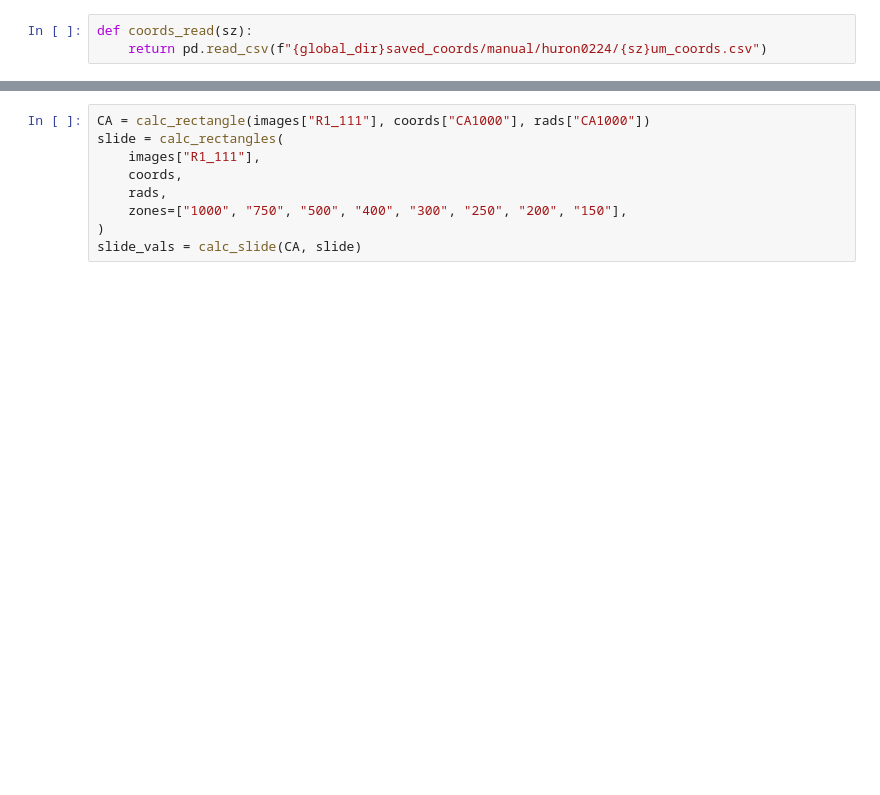
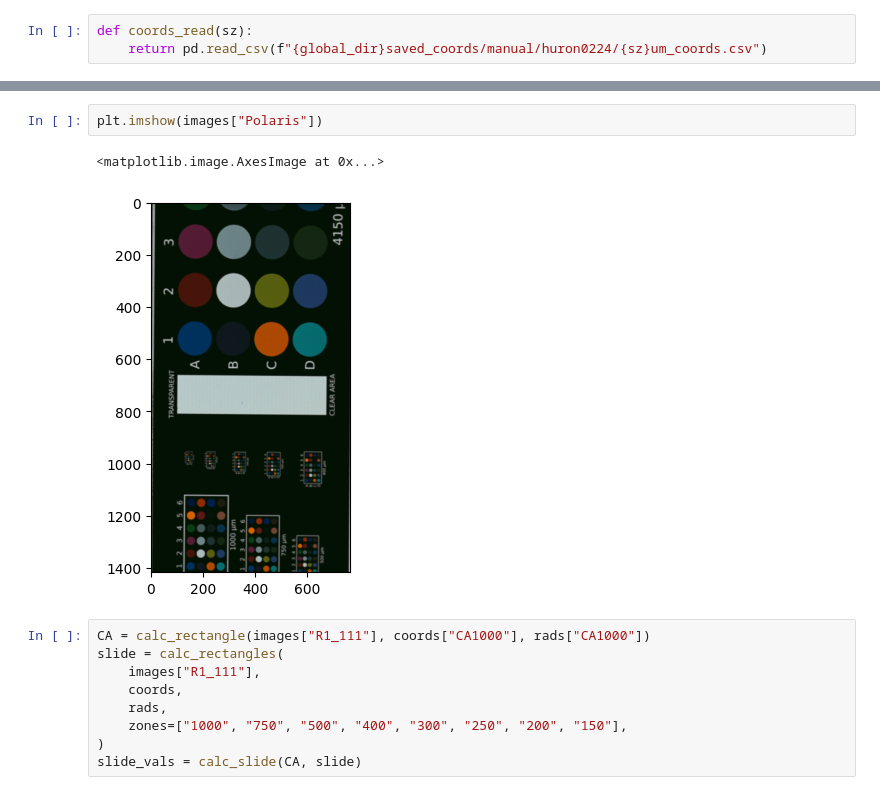
Before and after one commit to slendersold/colour_project, a Jupyter notebook: CCexps.ipynb, the cells around one changed output, grey strips where cells are left out. Drawn from its saved outputs; the diff is of its cells as text; blank space fills up the shorter version.

```diff
--- a/CCexps.ipynb
+++ b/CCexps.ipynb
@@ -60,3 +74,8 @@ coords = {
+# %%
+plt.imshow(images["Polaris"])
+# %% [output]
+<matplotlib.image.AxesImage at 0x...>
+[figure, added]
 # %%
 CA = calc_rectangle(images["R1_111"], coords["CA1000"], rads["CA1000"])
 slide = calc_rectangles(
```
Also changed, not shown: parts of 9 cells of this notebook, 7 other files.
